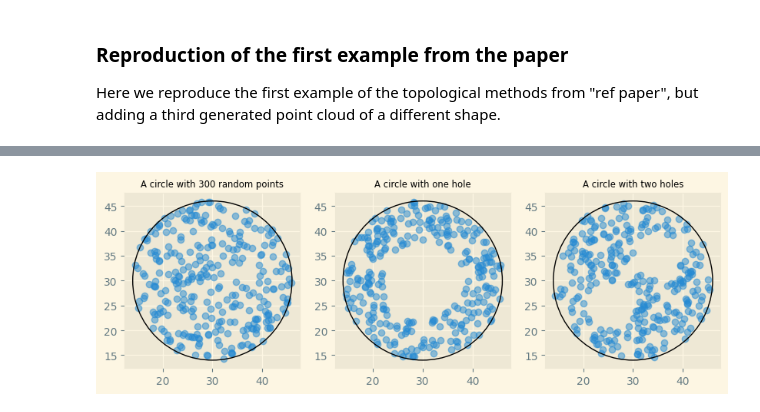
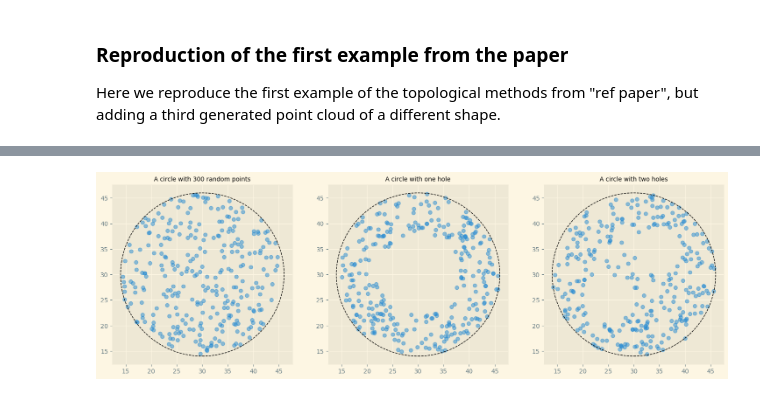
Before and after one commit to anaaraujoz/t1-atd, a Jupyter notebook: T1.ipynb, the cells around one changed output, grey strips where cells are left out. Saved outputs shown, nothing was run; the diff lists cells and outputs as text; code cells hidden in the pictures.

Commit message:
Final example point cloud creation

```diff
--- a/T1.ipynb
+++ b/T1.ipynb
@@ -19,28 +19,3 @@ import sklearn as skl
 # %% [markdown]
 ### Reproduction of the first example from the paper
 Here we reproduce the first example of the topological methods from "ref paper", but adding a third generated point cloud of a different shape.
-# %%
-### Making the point clouds and plotting them
-from matplotlib import colormaps
-#from colorspacious import cspace_converter
-import matplotlib.pyplot as plt
-import numpy as np
-import matplotlib as mpl
-
-#mpl.style.use('bmh')
-
-pnt_cloud_circle = np.random.default_rng(42).random((150,150))
-
-x_center, y_center = 5, 5
-radius = 5
-
-# generating linspace angles
-angles = np.linspace(0, 2*np.pi, 100)
-x = x_center + radius * np.cos(angles)
-y = y_center + radius * np.sin(angles)
-
-
-fig,ax = plt.subplots()
-ax.set_aspect('equal')
-ax.plot(x, y, linewidth=2)
-plt.show()
@@ -170,39 +143,39 @@ def make_points_circle_w_two_holes(x_center : float, y_center : float, radius :
 
 
 rng = np.random.default_rng(seed=42)
 
 max_n_points = 300
 x_center, y_center = 30, 30
 outer_radius = 16
 inner_radius = 8
 
 
 def plot_circle(x : list[float], y : list[float], ax : 'Axes'):
     ax.scatter(x, y, linewidths=1, alpha=0.5)
-    ax.add_patch(plt.Circle((x_center,y_center),outer_radius,fill=False))
+    ax.add_patch(plt.Circle((x_center,y_center),outer_radius,fill=False, ls='--'))
     ax.set_aspect('equal')
 
     return ax
 
 
-fig,axs = plt.subplots(ncols=3, figsize=(10,18))
+fig,axs = plt.subplots(ncols=3, figsize=(18,24))
 
 
 x_0, y_0 = make_points_circle(x_center, y_center, 16, 300)
 axs[0] = plot_circle(x_0, y_0, axs[0])
-axs[0].set_title('A circle with %i random points' % max_n_points, {'fontsize': 'small'})
+axs[0].set_title('A circle with %i random points' % max_n_points, {'fontsize': 'medium'})
 
 
 x_1, y_1 = make_points_circle_w_hole(x_center, y_center, 16, 300)
 axs[1] = plot_circle(x_1, y_1, axs[1])
-axs[1].set_title('A circle with one hole', {'fontsize': 'small'})
+axs[1].set_title('A circle with one hole', {'fontsize': 'medium'})
 
 x_2, y_2 = make_points_circle_w_two_holes(x_center,y_center,16, 300)
 axs[2] = plot_circle(x_2, y_2, axs[2])
-axs[2].set_title('A circle with two holes', {'fontsize': 'small'})
+axs[2].set_title('A circle with two holes', {'fontsize': 'medium'})
 plt.show()
 # %% [output]
-[figure, old version]
+[figure, new version]
 # %%
 
 
```
Also changed, not shown: parts of 2 cells of this notebook.
